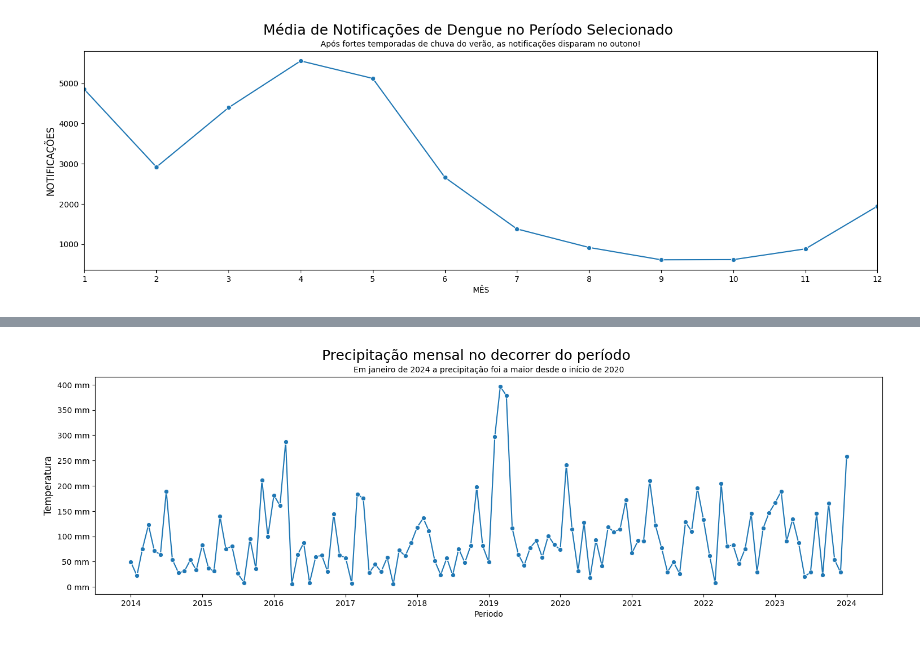
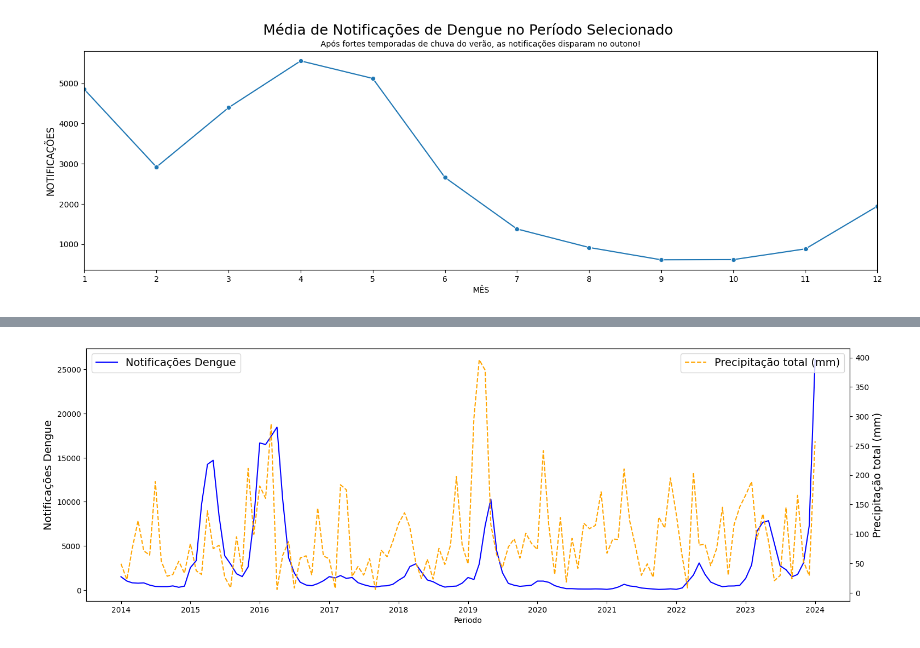
Before and after one commit to jeantorre/projeto_aplicado_MBA, a Jupyter notebook: previsao_dengue_rj.ipynb, the cells around one changed output, grey strips where cells are left out. Saved outputs shown, nothing was run; the diff lists cells and outputs as text; code cells hidden in the pictures.

```diff
--- a/previsao_dengue_rj.ipynb
+++ b/previsao_dengue_rj.ipynb
@@ -523,9 +538,17 @@ ax.set_ylabel('Temperatura', fontsize = 12);
-# %%
-fig, ax = plt.subplots(figsize = (18, 5))
-sns.lineplot(df_completo, x = 'Periodo', y = 'PRECIPITACAO TOTAL, DIARIO (AUT)(mm)', marker = 'o', markersize = 6)
-plt.suptitle('Precipitação mensal no decorrer do período', fontsize = 18);
-plt.title('Em janeiro de 2024 a precipitação foi a maior desde o início de 2020', fontsize = 10);
-ax.yaxis.set_major_formatter('{x:1.0f} mm')
-ax.set_ylabel('Temperatura', fontsize = 12);
-# %% [output]
-[figure, removed]
+# %%
+fig, ax = plt.subplots(figsize = (18, 6))
+ax = sns.lineplot(data = df_completo, x = 'Periodo', y = 'Quantidade de Notificações de Dengue', color = 'b')
+ax.set_ylabel('Notificações Dengue')
+ax.legend(['Notificações Dengue'], loc="upper left", fontsize = 14)
+ax.yaxis.label.set_fontsize(14)
+
+ax2 = ax.twinx()
+ax = sns.lineplot(data = df_completo, x = 'Periodo', y = 'PRECIPITACAO TOTAL, MENSAL (mm)', ax = ax2, color = 'orange',
+                  linestyle = 'dashed')
+ax2.set_ylabel('Precipitação total (mm)')
+ax2.legend(['Precipitação total (mm)'], loc="upper right", fontsize = 14)
+ax2.yaxis.label.set_fontsize(14)
+
+plt.show()
+# %% [output]
+[figure, added]
```
Also changed, not shown: parts of 18 cells of this notebook.
